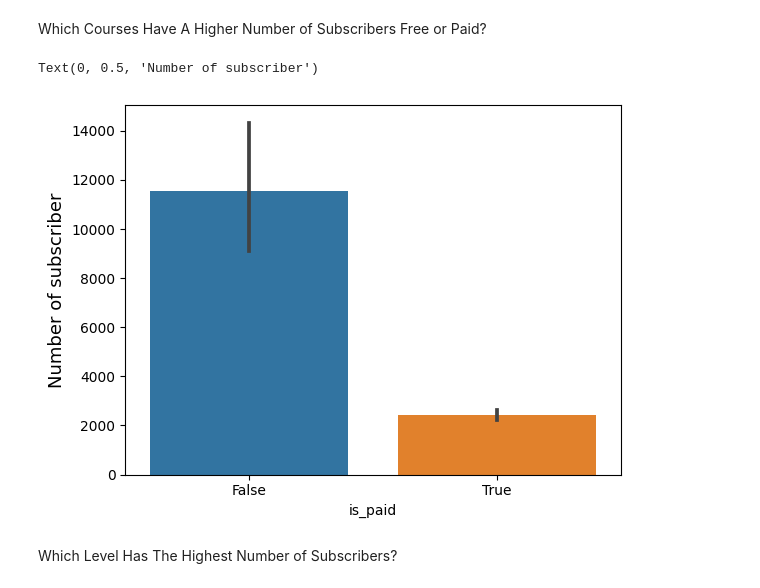
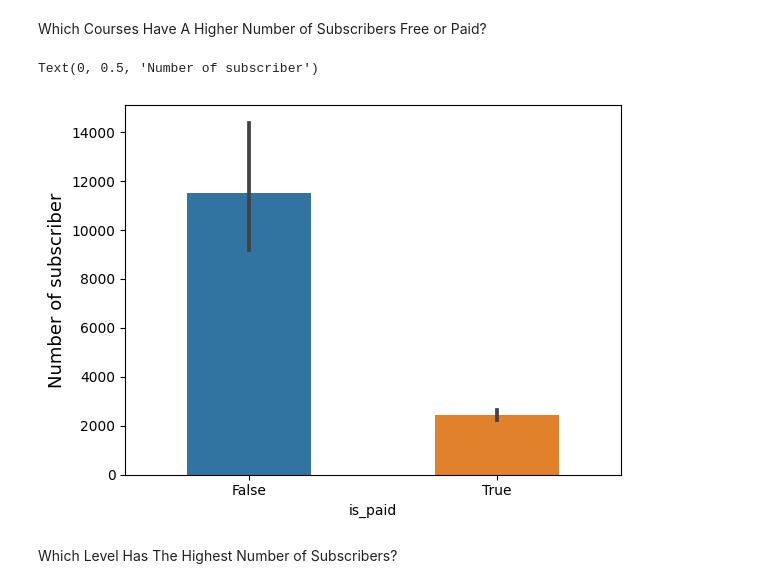
Before and after one commit to smashfakuddin/Udemy_course_DA, a Jupyter notebook: Udemy_analysis.ipynb, the cells around one changed output. Saved outputs shown, nothing was run; the diff lists cells and outputs as text; code cells hidden in the pictures.

```diff
--- a/Udemy_analysis.ipynb
+++ b/Udemy_analysis.ipynb
@@ -3,6 +3,6 @@ import pandas as pd
 import matplotlib.pyplot as plt
 import seaborn as sns
 # %%
-df = pd.read_csv('Udemy_Courses.csv')
+df = pd.read_csv('Udemy_Courses.csv',parse_dates=['published_timestamp'])
 # %% [markdown]
 Display Top 10 Rows of The Dataset
@@ -175,11 +176,11 @@ df.groupby(['is_paid']).mean()
 # %% [markdown]
 Which Courses Have A Higher Number of Subscribers Free or Paid?
 # %%
-sns.barplot(x=df['is_paid'], y=df['num_subscribers'])
+sns.barplot(x=df['is_paid'], y=df['num_subscribers'], width=.5)
 plt.ylabel('Number of subscriber', fontsize =13)
 # %% [output]
 Text(0, 0.5, 'Number of subscriber')
-[figure, old version]
+[figure, new version]
 # %% [markdown]
  Which Level Has The Highest Number of Subscribers?
 # %%
```
Also changed, not shown: parts of 17 cells of this notebook.
